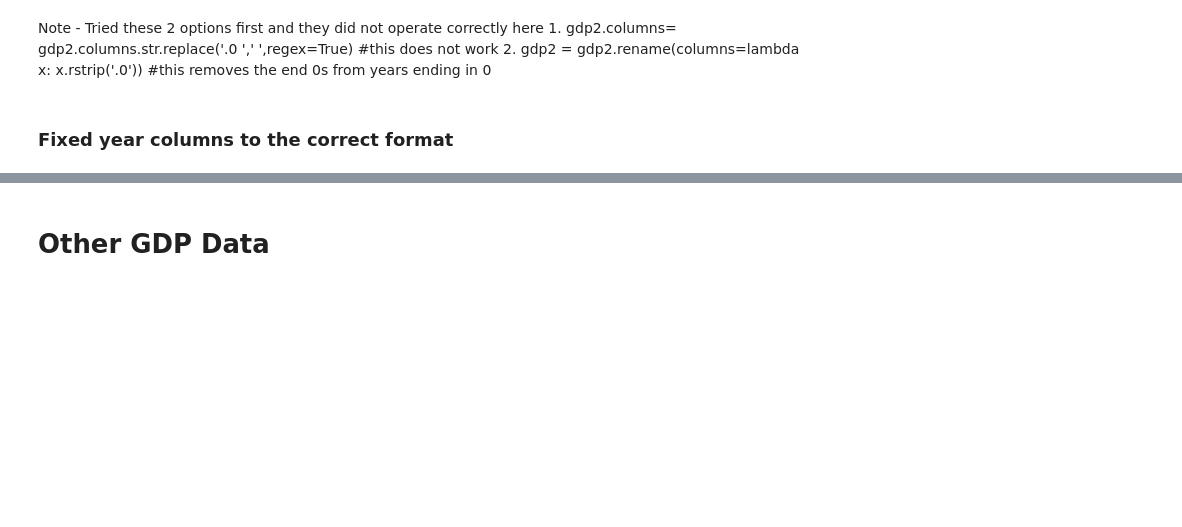
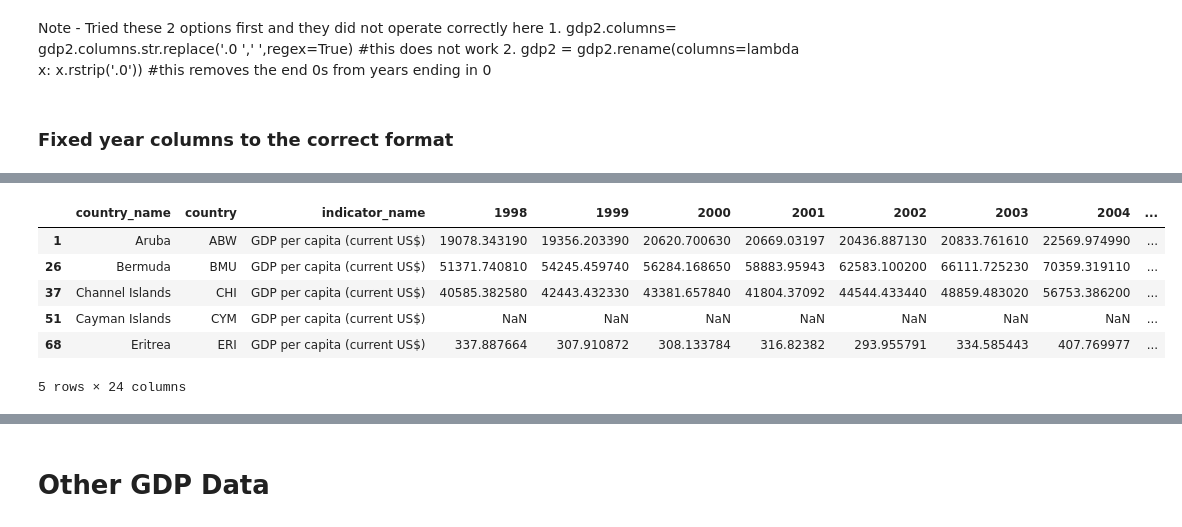
Before and after one commit to nmuldowney/nyc-marathon-capstone, a Jupyter notebook: notebooks/nyc_weather_and_gdp_eda.ipynb, the cells around one changed output, grey strips where cells are left out. Cells and saved outputs as stored; diff of their text form; code cells hidden in the pictures; blank space fills up the shorter version.

```diff
--- a/notebooks/nyc_weather_and_gdp_eda.ipynb
+++ b/notebooks/nyc_weather_and_gdp_eda.ipynb
@@ -94,0 +126,12 @@ memory usage: 55.8+ KB
+# %%
+gdp_2018na = gdp_percap.loc[(gdp_percap['2018'].isnull())]
+# %%
+gdp_2018na.head()
+# %% [output]
+|  | country_name | country | indicator_name | 1998 | 1999 | 2000 | 2001 | 2002 | 2003 | 2004 | ... |
+| 1 | Aruba | ABW | GDP per capita (current US$) | 19078.343190 | 19356.203390 | 20620.700630 | 20669.03197 | 20436.887130 | 20833.761610 | 22569.974990 | ... |
+| 26 | Bermuda | BMU | GDP per capita (current US$) | 51371.740810 | 54245.459740 | 56284.168650 | 58883.95943 | 62583.100200 | 66111.725230 | 70359.319110 | ... |
+| 37 | Channel Islands | CHI | GDP per capita (current US$) | 40585.382580 | 42443.432330 | 43381.657840 | 41804.37092 | 44544.433440 | 48859.483020 | 56753.386200 | ... |
+| 51 | Cayman Islands | CYM | GDP per capita (current US$) | NaN | NaN | NaN | NaN | NaN | NaN | NaN | ... |
+| 68 | Eritrea | ERI | GDP per capita (current US$) | 337.887664 | 307.910872 | 308.133784 | 316.82382 | 293.955791 | 334.585443 | 407.769977 | ... |
+5 rows × 24 columns
```
Also changed, not shown: parts of 19 cells of this notebook, 1 other file.
